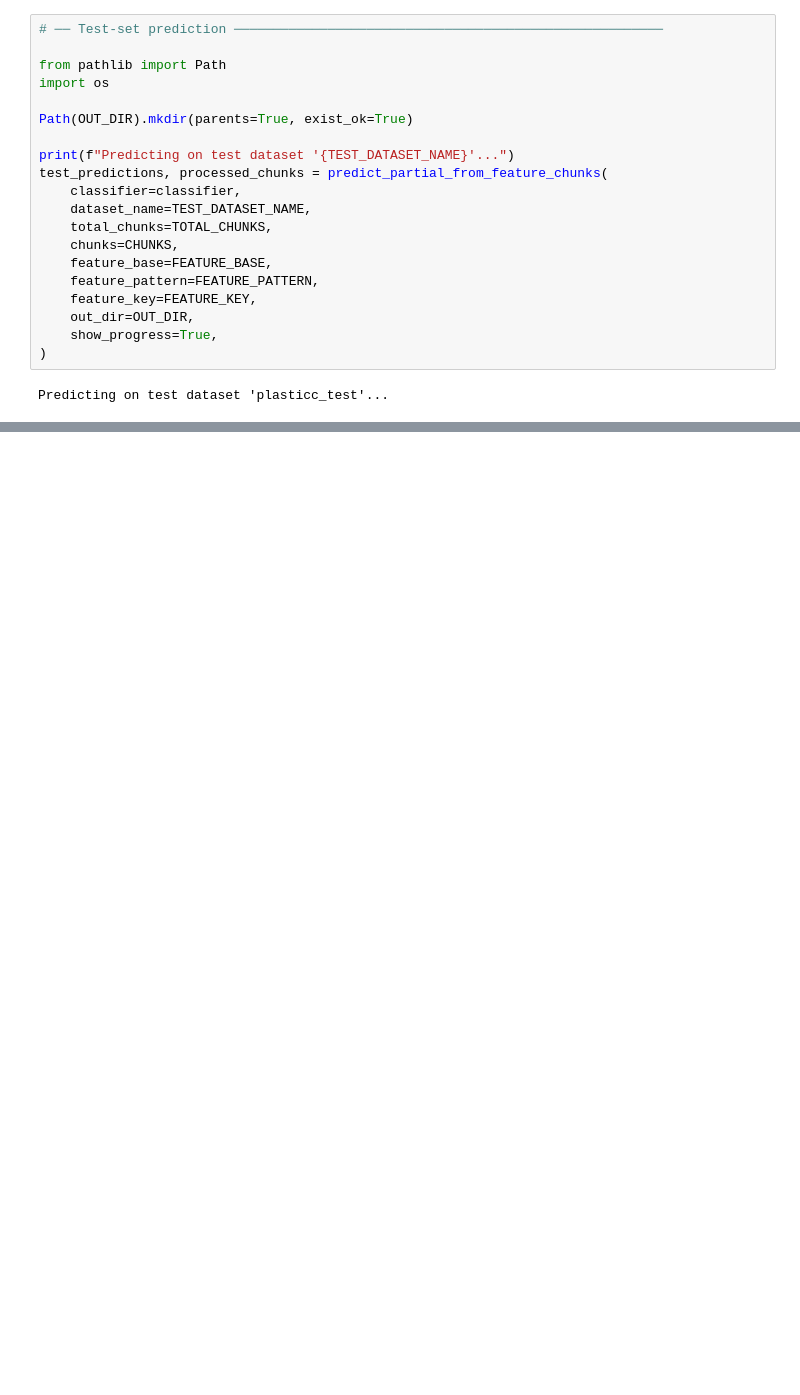
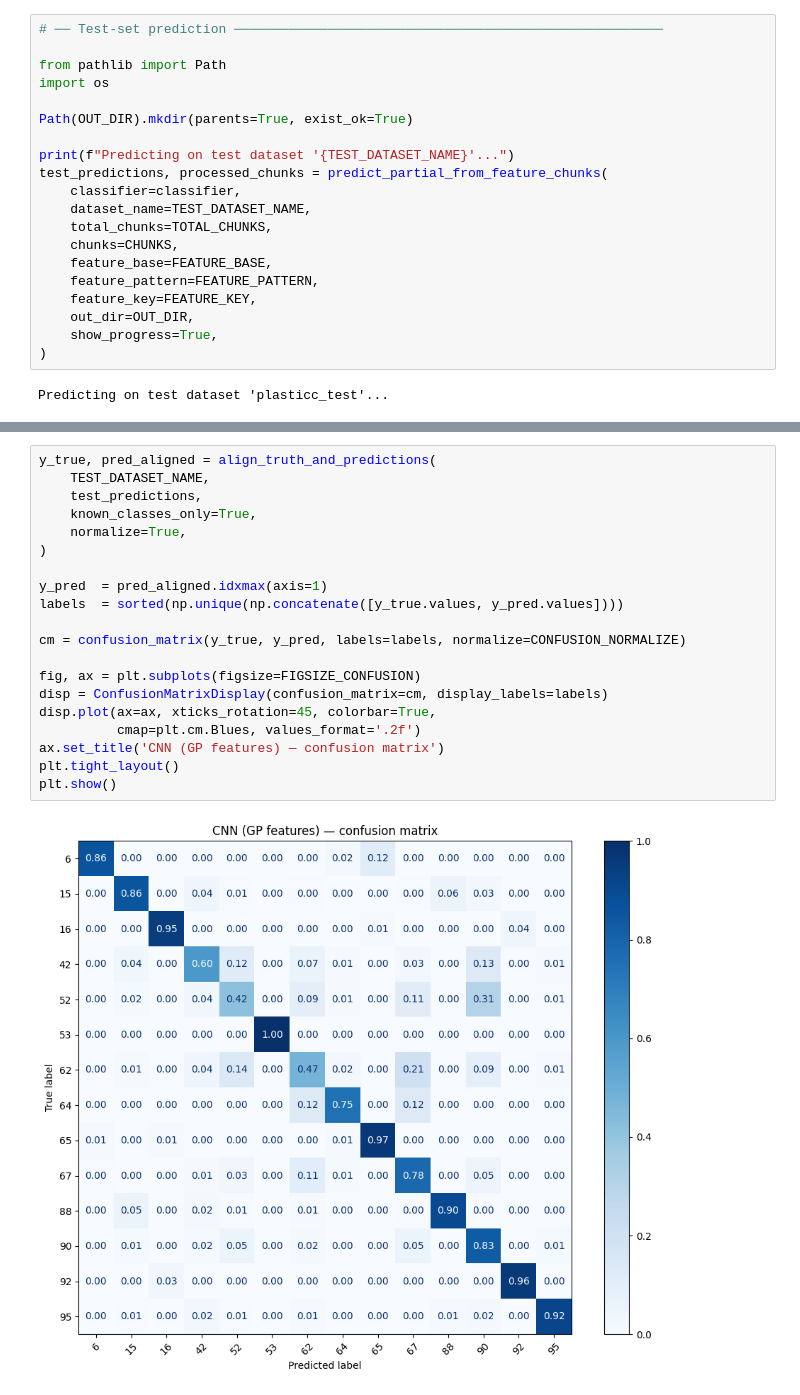
Before and after one commit to stuitje/dlip_plasticc, a Jupyter notebook: notebooks/train_predict_score_mlp_plasticc.ipynb, the cells around one changed output, grey strips where cells are left out. Drawn from its saved outputs; the diff is of its cells as text; blank space fills up the shorter version.

Commit message:
add confusion matrix

```diff
--- a/notebooks/train_predict_score_mlp_plasticc.ipynb
+++ b/notebooks/train_predict_score_mlp_plasticc.ipynb
@@ -204 +204,23 @@ Flat-weighted log-loss: 0.67380
 Objects scored:         146,085
+# %%
+y_true, pred_aligned = align_truth_and_predictions(
+    TEST_DATASET_NAME,
+    test_predictions,
+    known_classes_only=True,
+    normalize=True,
+)
+
+y_pred  = pred_aligned.idxmax(axis=1)
+labels  = sorted(np.unique(np.concatenate([y_true.values, y_pred.values])))
+
+cm = confusion_matrix(y_true, y_pred, labels=labels, normalize=CONFUSION_NORMALIZE)
+
+fig, ax = plt.subplots(figsize=FIGSIZE_CONFUSION)
+disp = ConfusionMatrixDisplay(confusion_matrix=cm, display_labels=labels)
+disp.plot(ax=ax, xticks_rotation=45, colorbar=True,
+          cmap=plt.cm.Blues, values_format='.2f')
+ax.set_title('CNN (GP features) — confusion matrix')
+plt.tight_layout()
+plt.show()
+# %% [output]
+[figure, added]
```
Also changed, not shown: parts of 5 cells of this notebook.
